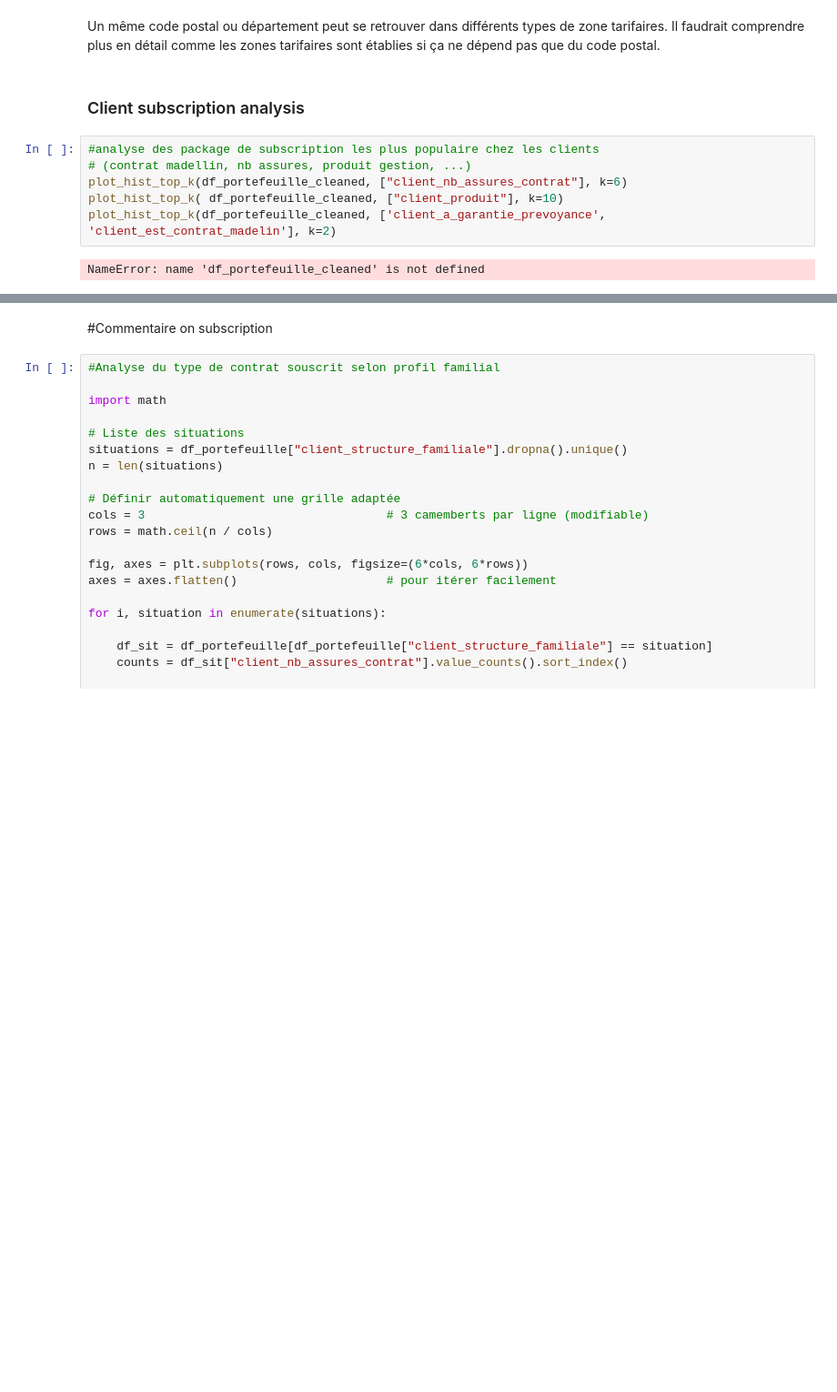
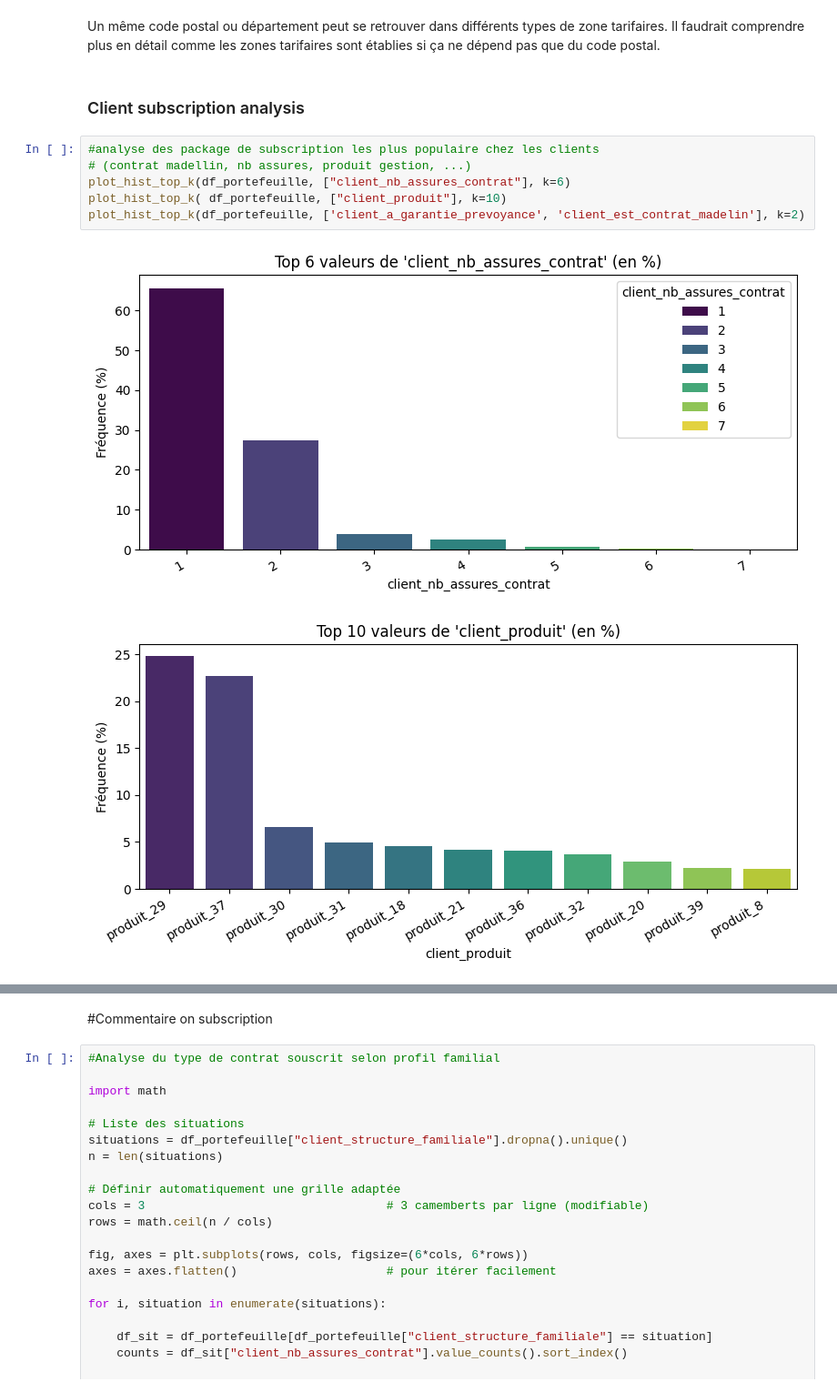
Before and after one commit to kellybourbon2/Alptis-churn-prediction, a Jupyter notebook: Overview_Alptis.ipynb, the cells around one changed output, grey strips where cells are left out. Shown at 91% size. Cells and saved outputs as stored; diff of their text form; blank space fills up the shorter version.

```diff
--- a/Overview_Alptis.ipynb
+++ b/Overview_Alptis.ipynb
@@ -147,8 +147,9 @@ Un même code postal ou département peut se retrouver dans différents types de
 # %%
 #analyse des package de subscription les plus populaire chez les clients
 # (contrat madellin, nb assures, produit gestion, ...)
-plot_hist_top_k(df_portefeuille_cleaned, ["client_nb_assures_contrat"], k=6)
-plot_hist_top_k( df_portefeuille_cleaned, ["client_produit"], k=10)
-plot_hist_top_k(df_portefeuille_cleaned, ['client_a_garantie_prevoyance', 'client_est_contrat_madelin'], k=2)
+plot_hist_top_k(df_portefeuille, ["client_nb_assures_contrat"], k=6)
+plot_hist_top_k( df_portefeuille, ["client_produit"], k=10)
+plot_hist_top_k(df_portefeuille, ['client_a_garantie_prevoyance', 'client_est_contrat_madelin'], k=2)
 # %% [output]
-NameError: name 'df_portefeuille_cleaned' is not defined
+[figure, added]
+[figure, added]
```
Also changed, not shown: parts of 17 cells of this notebook.
